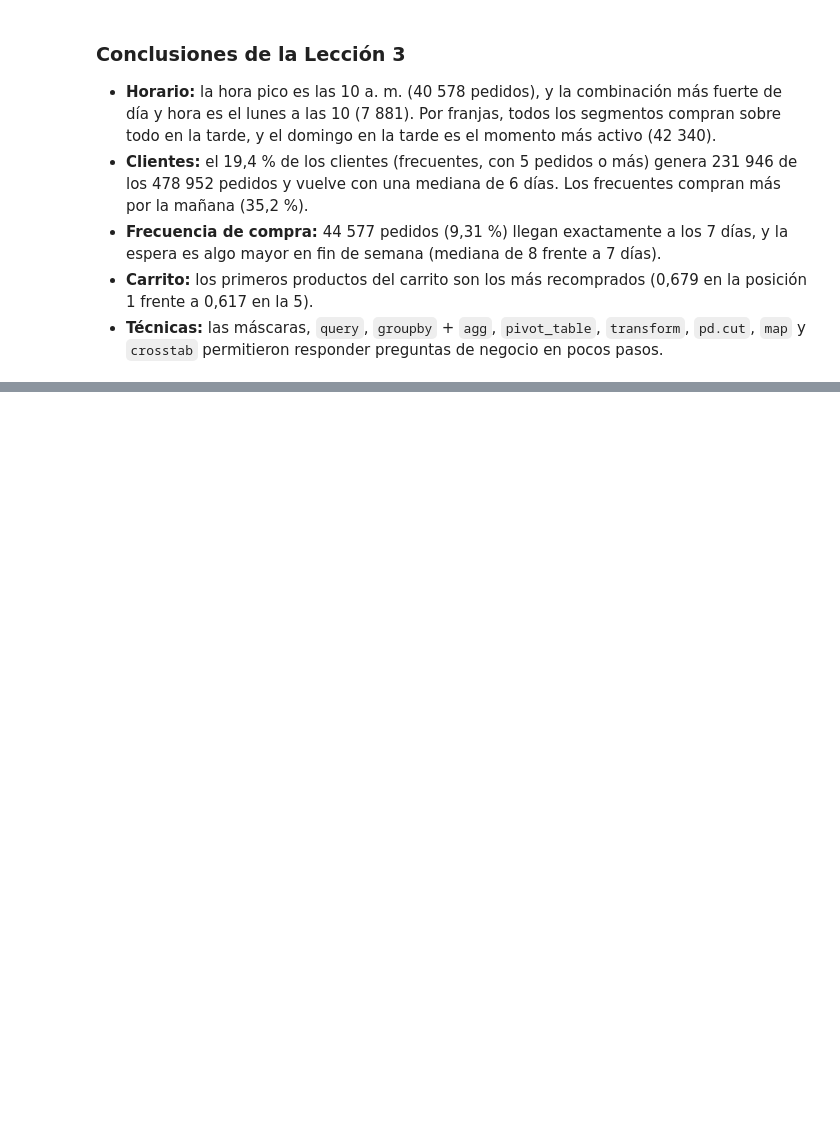
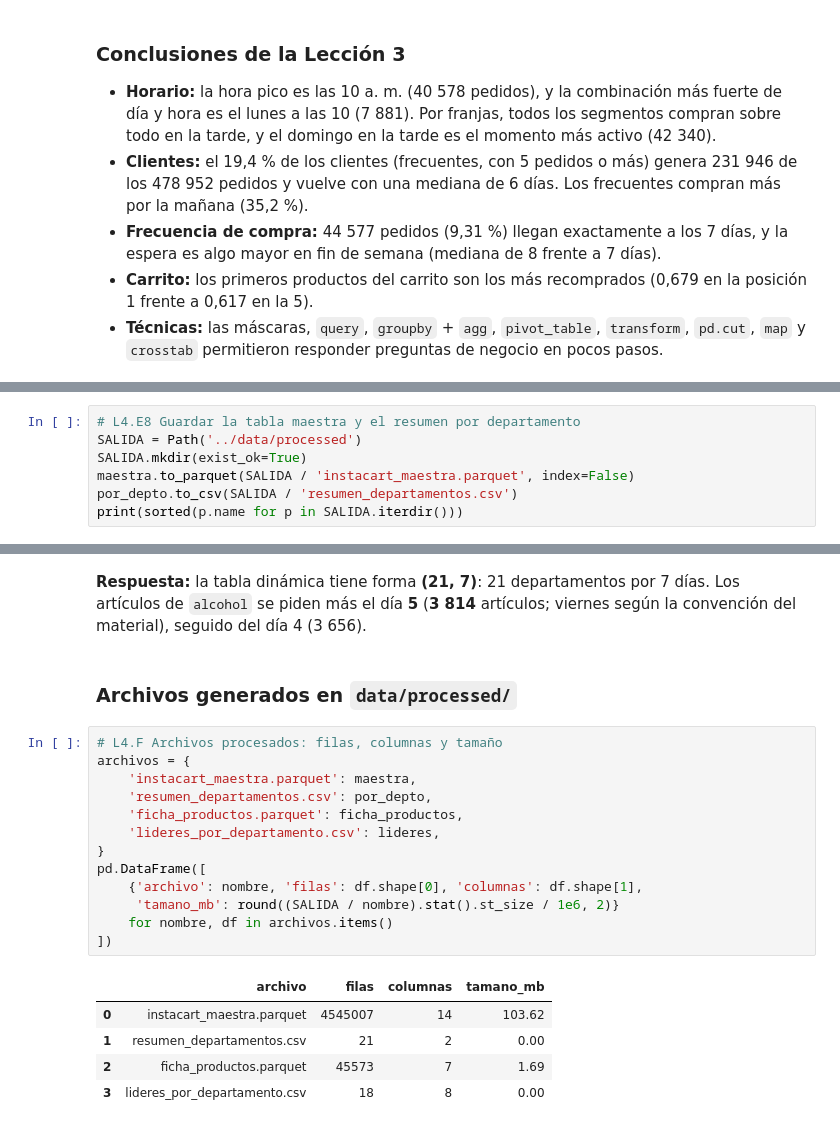
Before and after one commit to LPAMENDEZ/instacart.analisis, a Jupyter notebook: notebooks/pandas_labs.ipynb, the cells around one changed output, grey strips where cells are left out. Saved outputs shown, nothing was run; the diff lists cells and outputs as text; blank space fills up the shorter version.

```diff
--- a/notebooks/pandas_labs.ipynb
+++ b/notebooks/pandas_labs.ipynb
@@ -867,0 +1015,7 @@ orders.groupby(fin_de_semana)['days_since_prior_order'].agg(['median', 'mean', '
+# %%
+# L4.E8 Guardar la tabla maestra y el resumen por departamento
+SALIDA = Path('../data/processed')
+SALIDA.mkdir(exist_ok=True)
+maestra.to_parquet(SALIDA / 'instacart_maestra.parquet', index=False)
+por_depto.to_csv(SALIDA / 'resumen_departamentos.csv')
+print(sorted(p.name for p in SALIDA.iterdir()))
@@ -867,0 +1303,23 @@ orders.groupby(fin_de_semana)['days_since_prior_order'].agg(['median', 'mean', '
+# %% [markdown]
+**Respuesta:** la tabla dinámica tiene forma **(21, 7)**: 21 departamentos por 7 días. Los artículos de `alcohol` se piden más el día **5** (**3 814** artículos; viernes según la convención del material), seguido del día 4 (3 656).
+# %% [markdown]
+### Archivos generados en `data/processed/`
+# %%
+# L4.F Archivos procesados: filas, columnas y tamaño
+archivos = {
+    'instacart_maestra.parquet': maestra,
+    'resumen_departamentos.csv': por_depto,
+    'ficha_productos.parquet': ficha_productos,
+    'lideres_por_departamento.csv': lideres,
+}
+pd.DataFrame([
+    {'archivo': nombre, 'filas': df.shape[0], 'columnas': df.shape[1],
+     'tamano_mb': round((SALIDA / nombre).stat().st_size / 1e6, 2)}
+    for nombre, df in archivos.items()
+])
+# %% [output]
+|  | archivo | filas | columnas | tamano_mb |
+| 0 | instacart_maestra.parquet | 4545007 | 14 | 103.62 |
+| 1 | resumen_departamentos.csv | 21 | 2 | 0.00 |
+| 2 | ficha_productos.parquet | 45573 | 7 | 1.69 |
+| 3 | lideres_por_departamento.csv | 18 | 8 | 0.00 |
```
Also changed, not shown: parts of 67 cells of this notebook, 4 other files.
